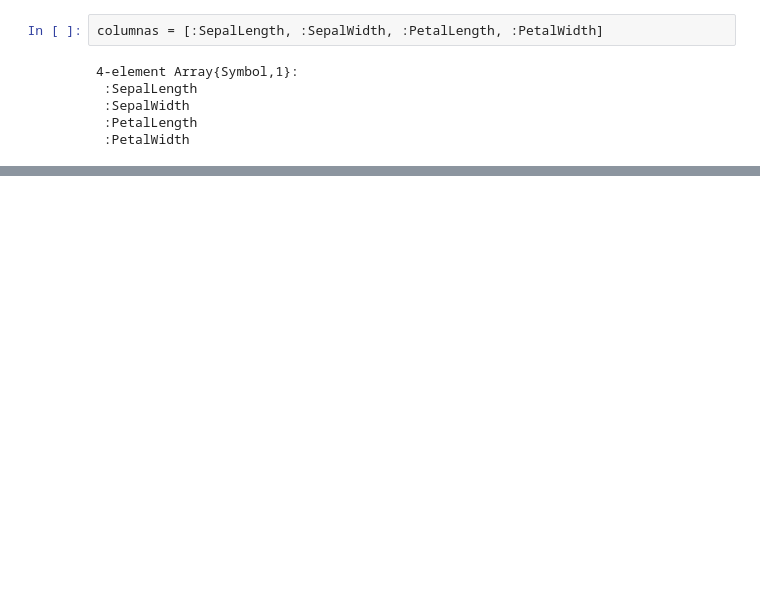
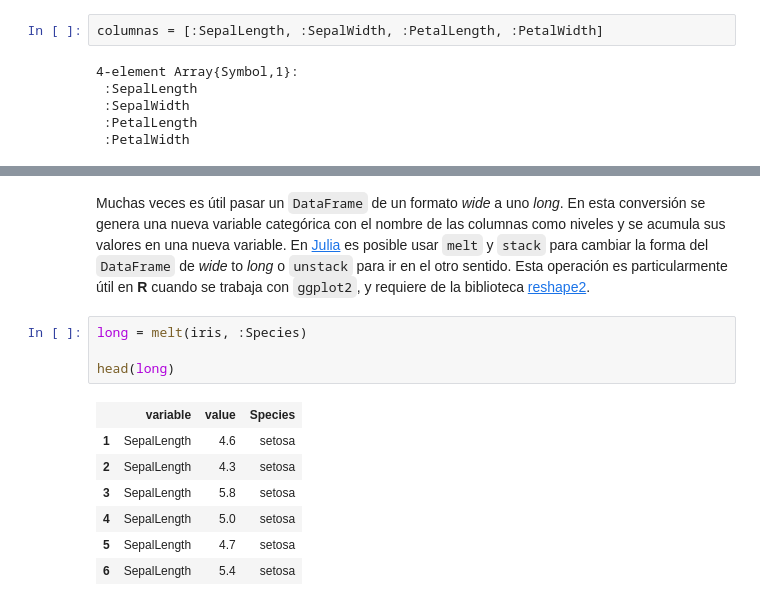
Before and after one commit to diegozea/AnalisisDeDatosCualitativos.jl, a Jupyter notebook: material/I.2.AnalisisDescriptivoDeDatos.ipynb, the cells around one changed output, grey strips where cells are left out. Cells and saved outputs as stored; diff of their text form; blank space fills up the shorter version.

```diff
--- a/material/I.2.AnalisisDescriptivoDeDatos.ipynb
+++ b/material/I.2.AnalisisDescriptivoDeDatos.ipynb
@@ -283,0 +340,14 @@ density(iris, columnas', alpha=0.5, legend=true, fill=0)
+# %% [markdown]
+Muchas veces es útil pasar un `DataFrame` de un formato *wide* a uno *long*. En esta conversión se genera una nueva variable categórica con el nombre de las columnas como niveles y se acumula sus valores en una nueva variable. En [Julia](http://juliastats.github.io/DataFrames.jl/stable/man/reshaping_and_pivoting/) es posible usar `melt` y `stack` para cambiar la forma del `DataFrame` de *wide* to *long* o `unstack` para ir en el otro sentido. Esta operación es particularmente útil en **R** cuando se trabaja con `ggplot2`, y requiere de la biblioteca [reshape2](http://seananderson.ca/2013/10/19/reshape.html).
+# %%
+long = melt(iris, :Species)
+
+head(long)
+# %% [output]
+|  | variable | value | Species |
+| 1 | SepalLength | 4.6 | setosa |
+| 2 | SepalLength | 4.3 | setosa |
+| 3 | SepalLength | 5.8 | setosa |
+| 4 | SepalLength | 5.0 | setosa |
+| 5 | SepalLength | 4.7 | setosa |
+| 6 | SepalLength | 5.4 | setosa |
```
Also changed, not shown: parts of 26 cells of this notebook, 1 other file.
